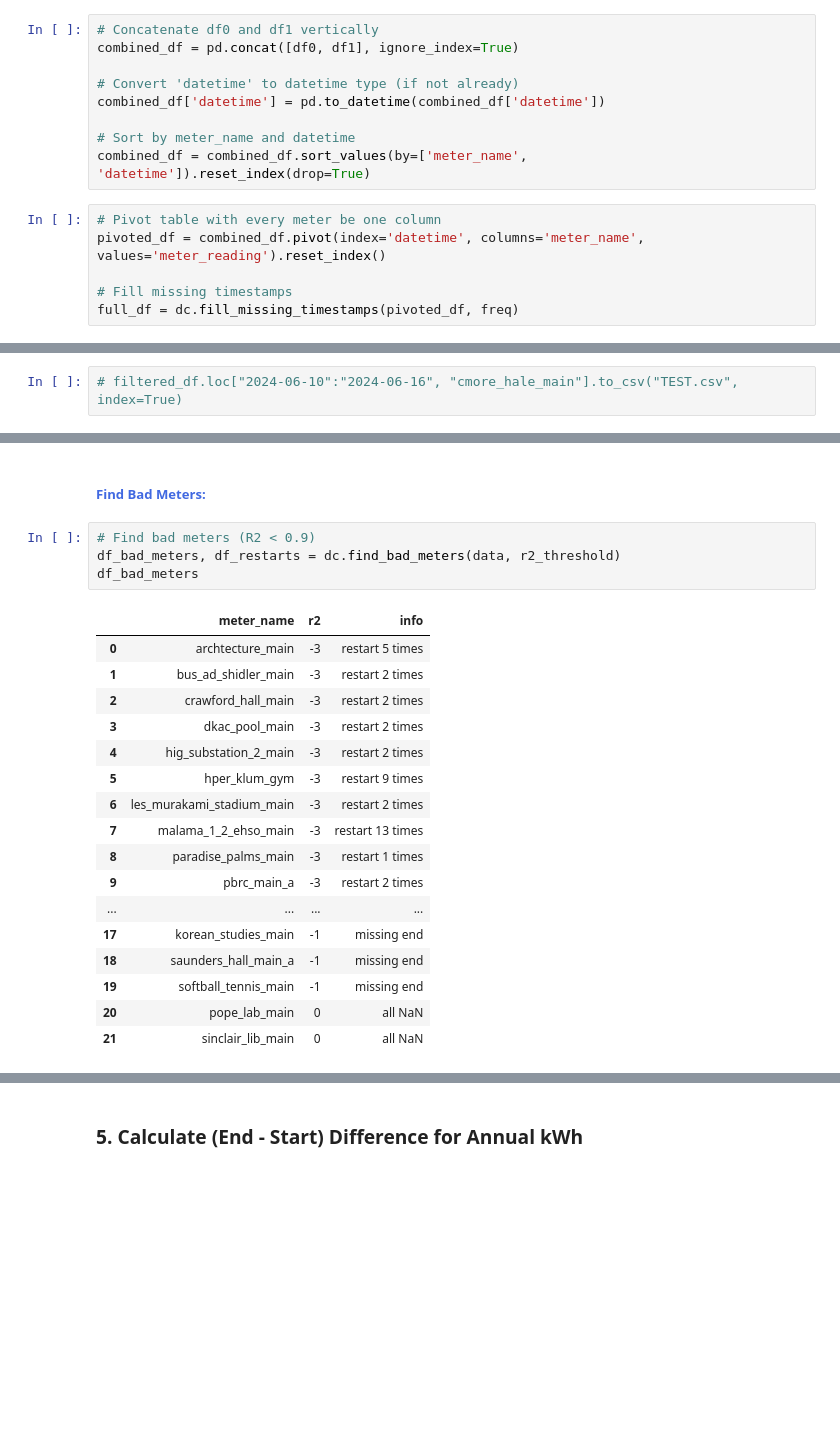
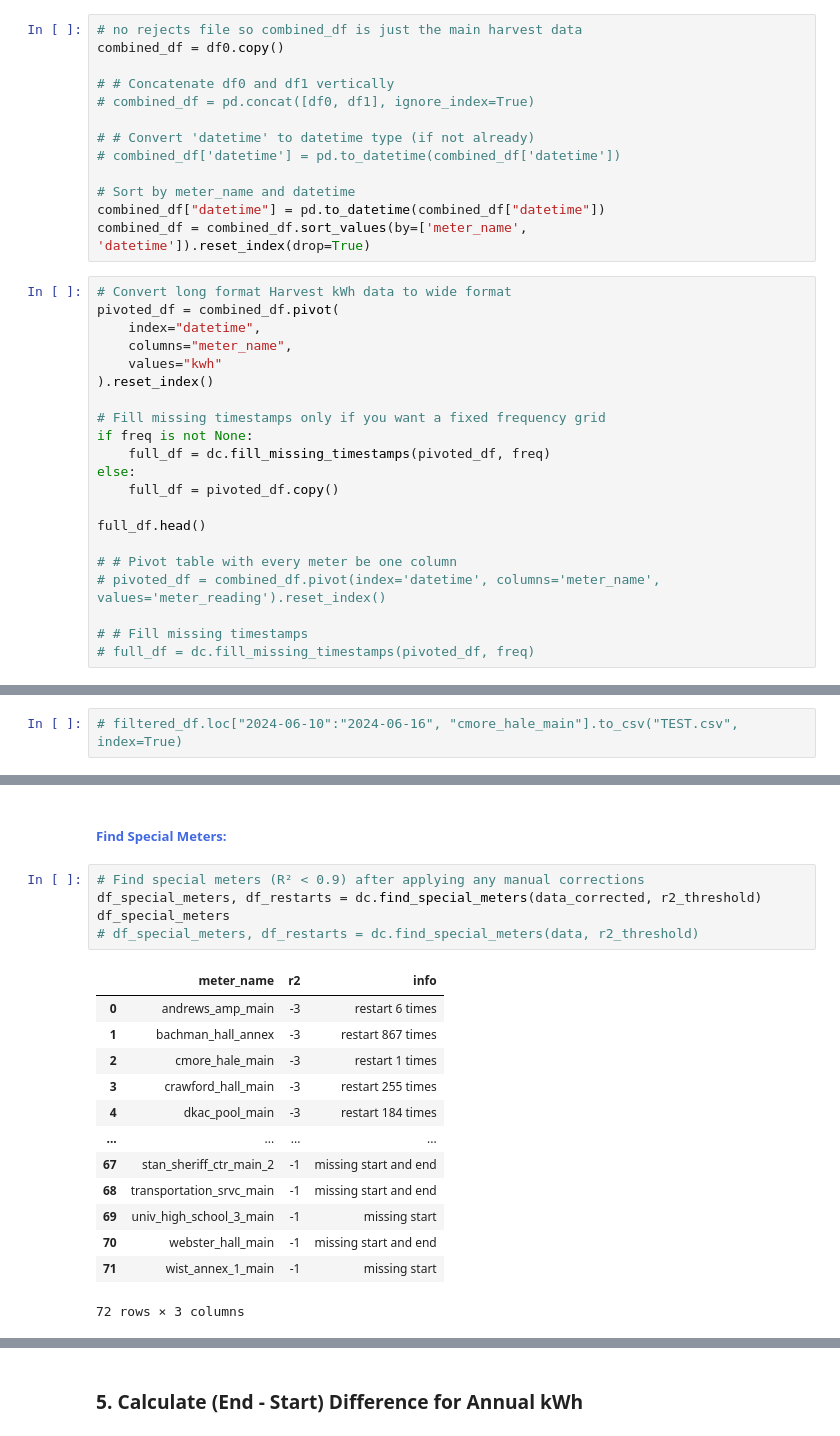
Before and after one commit to uhm-campus-energy/harvest_kwh_prep, a Jupyter notebook: notebooks/1.kwh_end_points.ipynb, the cells around one changed output, grey strips where cells are left out. Drawn from its saved outputs; the diff is of its cells as text; blank space fills up the shorter version.

```diff
--- a/notebooks/1.kwh_end_points.ipynb
+++ b/notebooks/1.kwh_end_points.ipynb
@@ -149,15 +184,34 @@ df1['meter_name'] = df1['meter_name'].replace(swap_map)
 # %%
-# Concatenate df0 and df1 vertically
-combined_df = pd.concat([df0, df1], ignore_index=True)
+# no rejects file so combined_df is just the main harvest data
+combined_df = df0.copy()
 
-# Convert 'datetime' to datetime type (if not already)
-combined_df['datetime'] = pd.to_datetime(combined_df['datetime'])
+# # Concatenate df0 and df1 vertically
+# combined_df = pd.concat([df0, df1], ignore_index=True)
+
+# # Convert 'datetime' to datetime type (if not already)
+# combined_df['datetime'] = pd.to_datetime(combined_df['datetime'])
 
 # Sort by meter_name and datetime
+combined_df["datetime"] = pd.to_datetime(combined_df["datetime"])
 combined_df = combined_df.sort_values(by=['meter_name', 'datetime']).reset_index(drop=True)
 # %%
-# Pivot table with every meter be one column
-pivoted_df = combined_df.pivot(index='datetime', columns='meter_name', values='meter_reading').reset_index()
+# Convert long format Harvest kWh data to wide format
+pivoted_df = combined_df.pivot(
+    index="datetime",
+    columns="meter_name",
+    values="kwh"
+).reset_index()
 
-# Fill missing timestamps
-full_df = dc.fill_missing_timestamps(pivoted_df, freq)
+# Fill missing timestamps only if you want a fixed frequency grid
+if freq is not None:
+    full_df = dc.fill_missing_timestamps(pivoted_df, freq)
+else:
+    full_df = pivoted_df.copy()
+
+full_df.head()
+
+# # Pivot table with every meter be one column
+# pivoted_df = combined_df.pivot(index='datetime', columns='meter_name', values='meter_reading').reset_index()
+
+# # Fill missing timestamps
+# full_df = dc.fill_missing_timestamps(pivoted_df, freq)
@@ -212,25 +286,22 @@ data_corrected = dc.apply_special_meter_corrections(data, meter_issues_file)
 # %% [markdown]
-##### <span style="color:royalblue">Find Bad Meters:</span>
+##### <span style="color:royalblue">Find Special Meters:</span>
 # %%
-# Find bad meters (R2 < 0.9)
-df_bad_meters, df_restarts = dc.find_bad_meters(data, r2_threshold)
-df_bad_meters
+# Find special meters (R² < 0.9) after applying any manual corrections
+df_special_meters, df_restarts = dc.find_special_meters(data_corrected, r2_threshold)
+df_special_meters
+# df_special_meters, df_restarts = dc.find_special_meters(data, r2_threshold)
 # %% [output]
 |  | meter_name | r2 | info |
-| 0 | archtecture_main | -3 | restart 5 times |
-| 1 | bus_ad_shidler_main | -3 | restart 2 times |
-| 2 | crawford_hall_main | -3 | restart 2 times |
-| 3 | dkac_pool_main | -3 | restart 2 times |
-| 4 | hig_substation_2_main | -3 | restart 2 times |
-| 5 | hper_klum_gym | -3 | restart 9 times |
-| 6 | les_murakami_stadium_main | -3 | restart 2 times |
-| 7 | malama_1_2_ehso_main | -3 | restart 13 times |
-| 8 | paradise_palms_main | -3 | restart 1 times |
-| 9 | pbrc_main_a | -3 | restart 2 times |
+| 0 | andrews_amp_main | -3 | restart 6 times |
+| 1 | bachman_hall_annex | -3 | restart 867 times |
+| 2 | cmore_hale_main | -3 | restart 1 times |
+| 3 | crawford_hall_main | -3 | restart 255 times |
+| 4 | dkac_pool_main | -3 | restart 184 times |
 | ... | ... | ... | ... |
-| 17 | korean_studies_main | -1 | missing end |
-| 18 | saunders_hall_main_a | -1 | missing end |
-| 19 | softball_tennis_main | -1 | missing end |
-| 20 | pope_lab_main | 0 | all NaN |
-| 21 | sinclair_lib_main | 0 | all NaN |
+| 67 | stan_sheriff_ctr_main_2 | -1 | missing start and end |
+| 68 | transportation_srvc_main | -1 | missing start and end |
+| 69 | univ_high_school_3_main | -1 | missing start |
+| 70 | webster_hall_main | -1 | missing start and end |
+| 71 | wist_annex_1_main | -1 | missing start |
+72 rows × 3 columns
 # %% [markdown]
```
Also changed, not shown: parts of 17 cells of this notebook.
